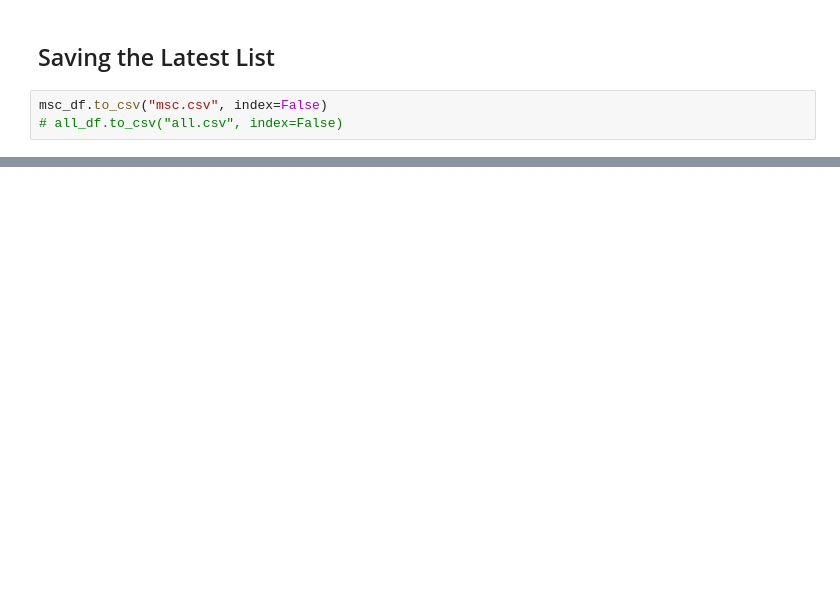
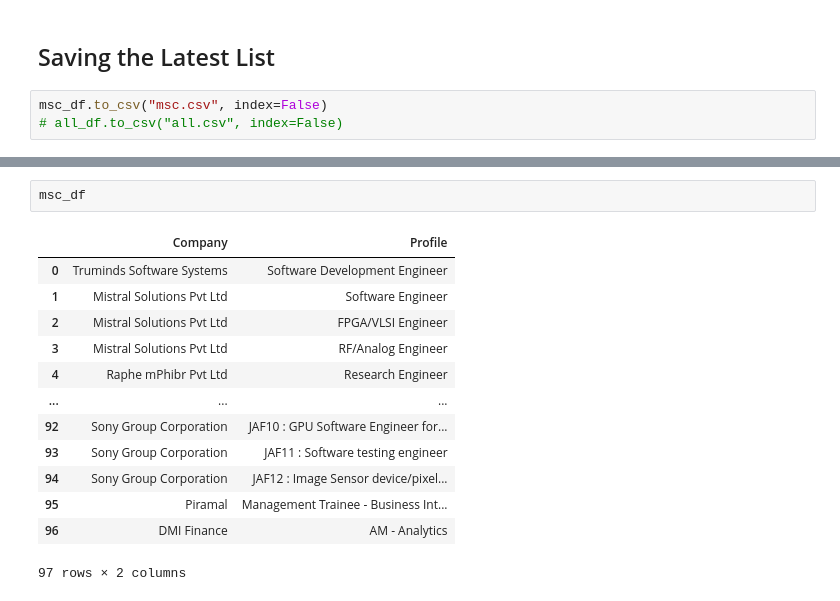
Before and after one commit to Hari31416/Placement, a Jupyter notebook: Companies/All_Companies.ipynb, the cells around one changed output, grey strips where cells are left out. Saved outputs shown, nothing was run; the diff lists cells and outputs as text; blank space fills up the shorter version.

```diff
--- a/Companies/All_Companies.ipynb
+++ b/Companies/All_Companies.ipynb
@@ -167,0 +199,16 @@ msc_df.to_csv("msc.csv", index=False)
+# %%
+msc_df
+# %% [output]
+|  | Company | Profile |
+| 0 | Truminds Software Systems | Software Development Engineer |
+| 1 | Mistral Solutions Pvt Ltd | Software Engineer |
+| 2 | Mistral Solutions Pvt Ltd | FPGA/VLSI Engineer |
+| 3 | Mistral Solutions Pvt Ltd | RF/Analog Engineer |
+| 4 | Raphe mPhibr Pvt Ltd | Research Engineer |
+| ... | ... | ... |
+| 92 | Sony Group Corporation | JAF10 : GPU Software Engineer for... |
+| 93 | Sony Group Corporation | JAF11 : Software testing engineer |
+| 94 | Sony Group Corporation | JAF12 : Image Sensor device/pixel... |
+| 95 | Piramal | Management Trainee - Business Int... |
+| 96 | DMI Finance | AM - Analytics |
+97 rows × 2 columns
```
Also changed, not shown: parts of 10 cells of this notebook, 1 other file.
